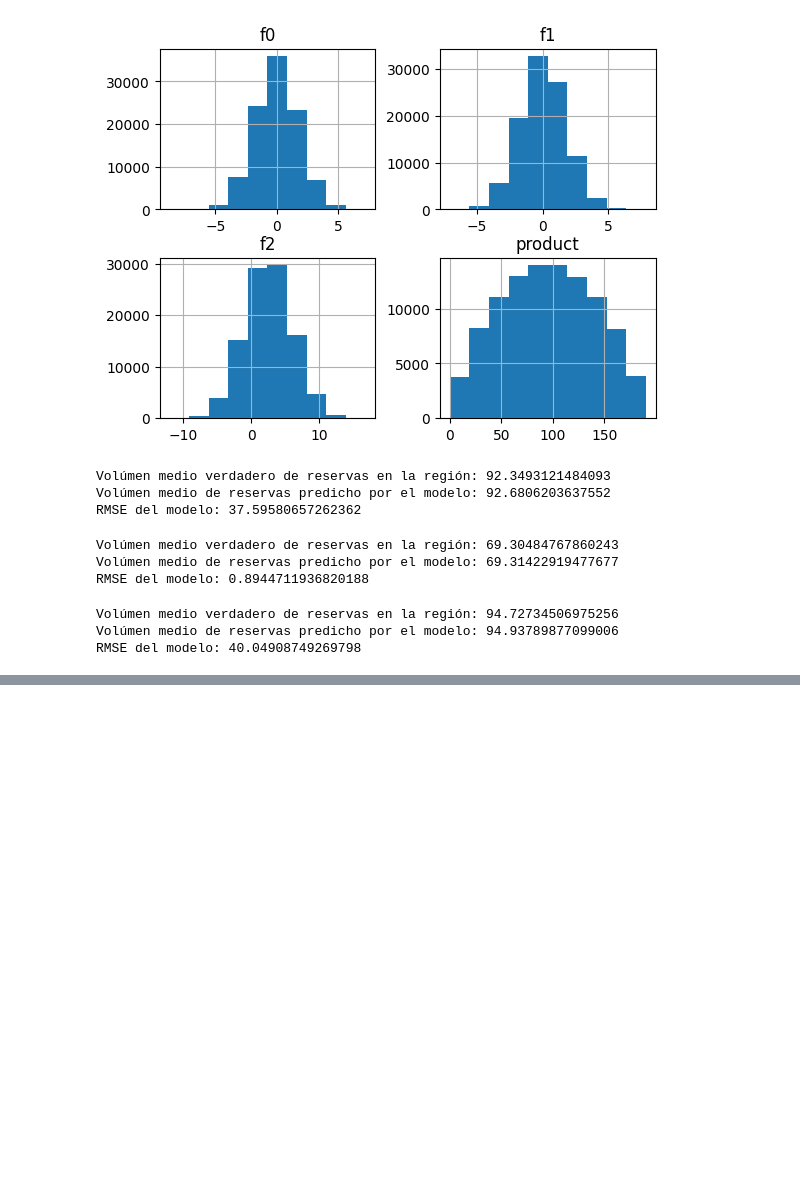
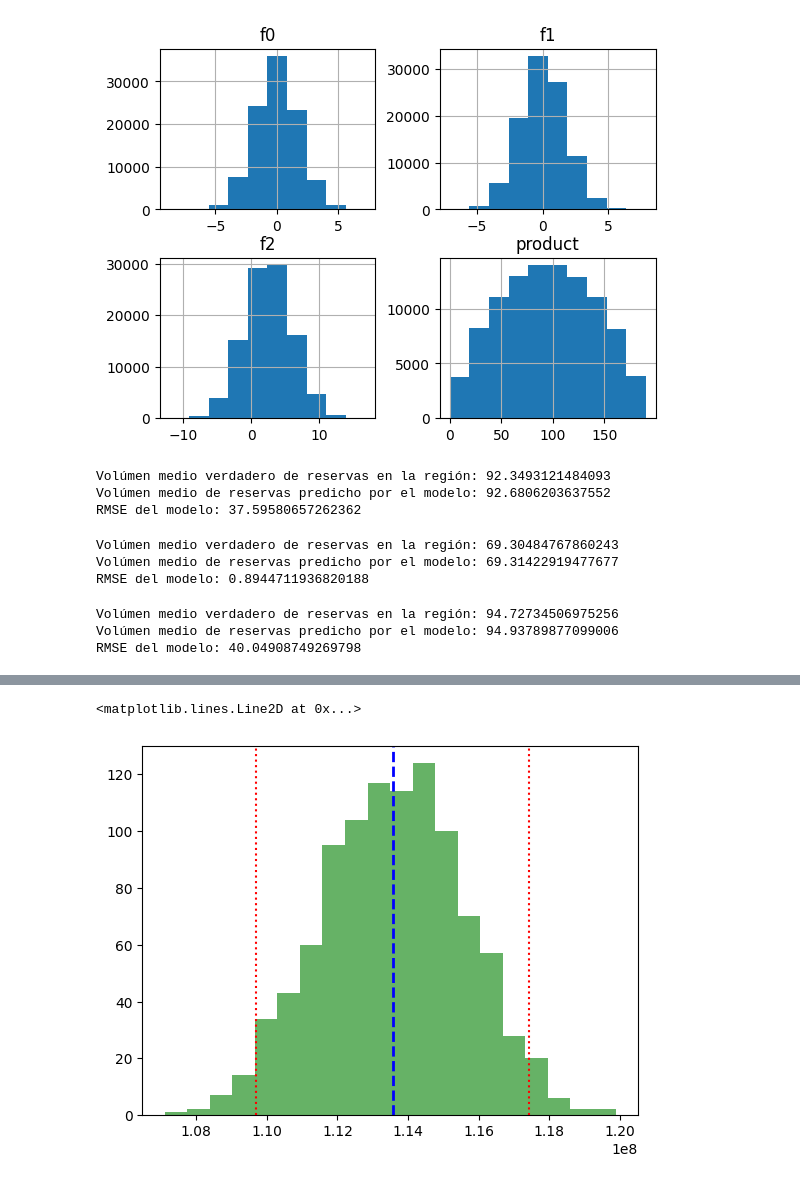
Before and after one commit to marxramos/Expansi-n-de-pozos-petroleros, a Jupyter notebook: Notebooks/expancion_de_pozos_petroleros.ipynb, the cells around one changed output, grey strips where cells are left out. Saved outputs shown, nothing was run; the diff lists cells and outputs as text; code cells hidden in the pictures; blank space fills up the shorter version.

```diff
--- a/Notebooks/expancion_de_pozos_petroleros.ipynb
+++ b/Notebooks/expancion_de_pozos_petroleros.ipynb
@@ -277,0 +386,12 @@ RMSE del modelo: 40.04908749269798
+# %%
+#Graficando el beneficio promedio y mi intervalo de confianza.
+# Graficar el histograma de los datos
+plt.hist(values_2, bins=20, alpha=0.6, color='g', label='Datos')
+# Añadir línea para el beneficio promedio
+plt.axvline(beneficio_promedio_2, color='b', linestyle='dashed', linewidth=2, label=f'Beneficio Promedio: {beneficio_promedio_1:.2f}')
+# Dibujar el intervalo de confianza
+plt.axvline(lower_2, color='r', linestyle='dotted', label=f'IC Inferior: {lower_2:.2f}')
+plt.axvline(upper_2, color='r', linestyle='dotted', label=f'IC Superior: {upper_2:.2f}')
+# %% [output]
+<matplotlib.lines.Line2D at 0x...>
+[figure, added]
```
Also changed, not shown: parts of 18 cells of this notebook.
